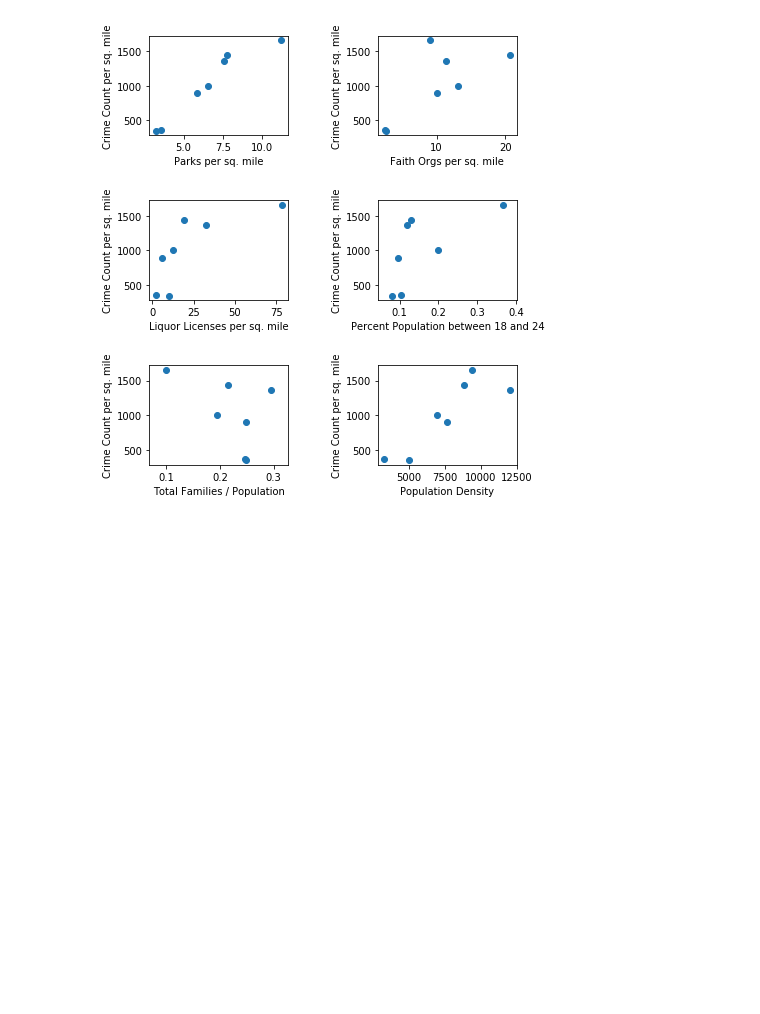
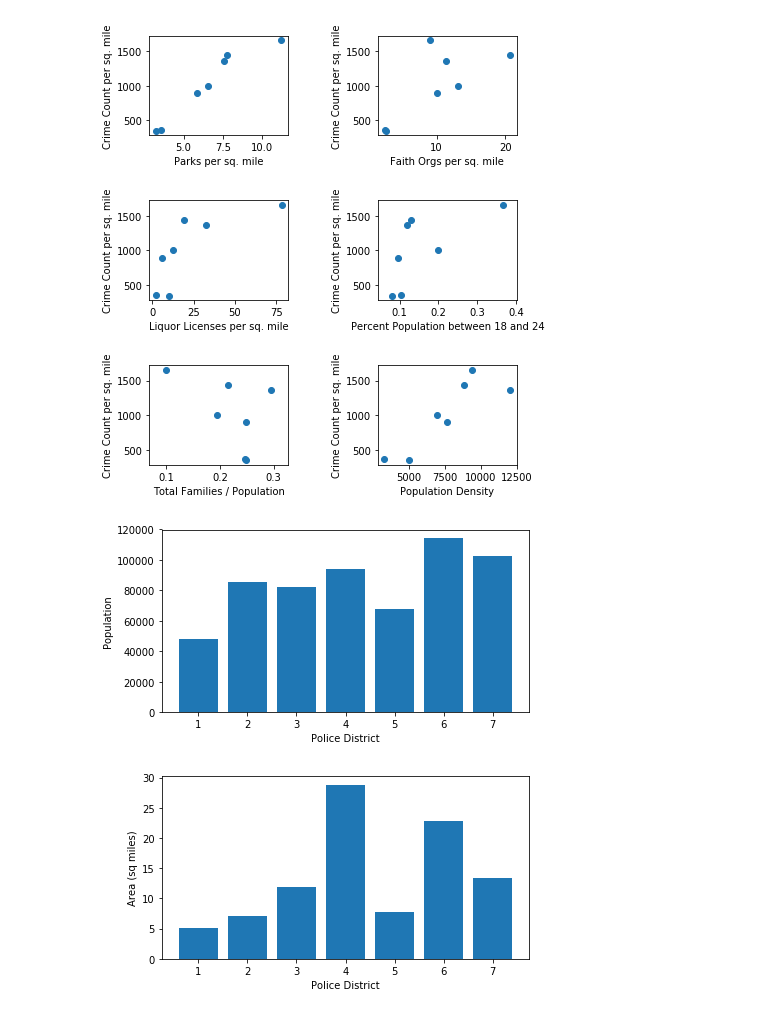
Before and after one commit to mbillig/MKECrimeModel, a Jupyter notebook: DescriptiveStats.ipynb, the cells around one changed output. Cells and saved outputs as stored; diff of their text form; code cells hidden in the pictures; blank space fills up the shorter version.

```diff
--- a/DescriptiveStats.ipynb
+++ b/DescriptiveStats.ipynb
@@ -163,3 +164,17 @@ plt.subplots_adjust(top=1.5, bottom=0.01, left=0.10, right=0.95, hspace=0.65, ws
 plt.show()
 # %% [output]
 [figure]
+# %%
+plt.subplot(211)
+plt.bar(policeDF['District'], policeDF["Population"])
+plt.xlabel("Police District")
+plt.ylabel("Population")
+plt.subplot(212)
+plt.bar(policeDF['District'], policeDF["Area sqmi"])
+plt.xlabel("Police District")
+plt.ylabel("Area (sq miles)")
+plt.subplots_adjust(top=1.5, bottom=0.01, left=0.10, right=0.95, hspace=0.35, wspace=0.65)
+
+plt.show()
+# %% [output]
+[figure, added]
```
Also changed, not shown: parts of 1 cell of this notebook, 3 other files.
